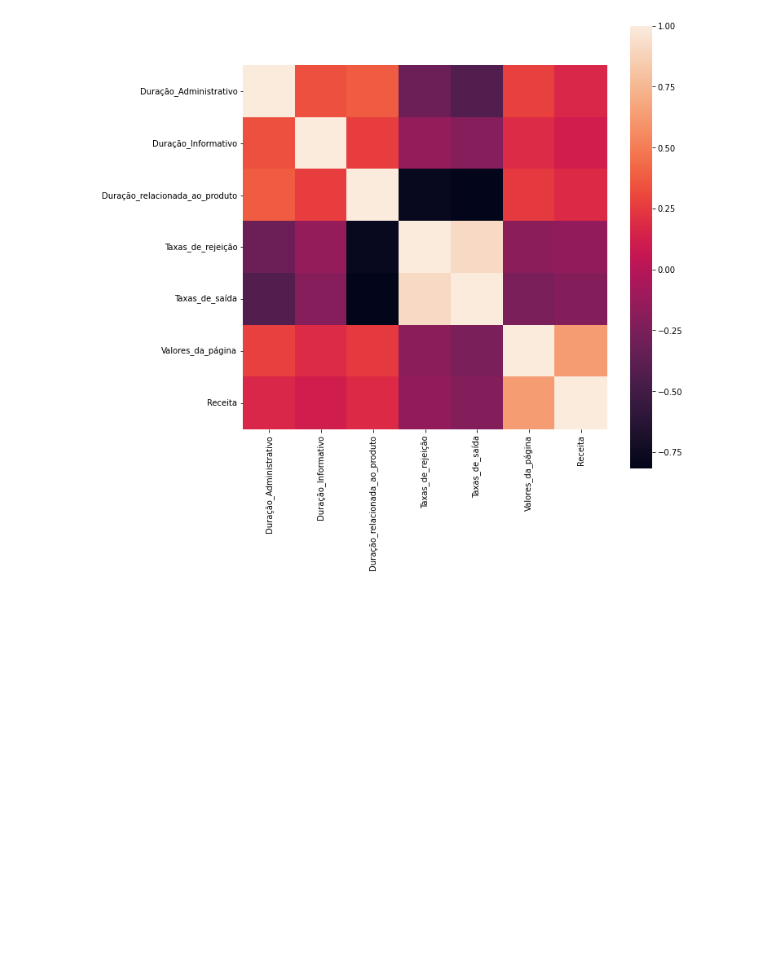
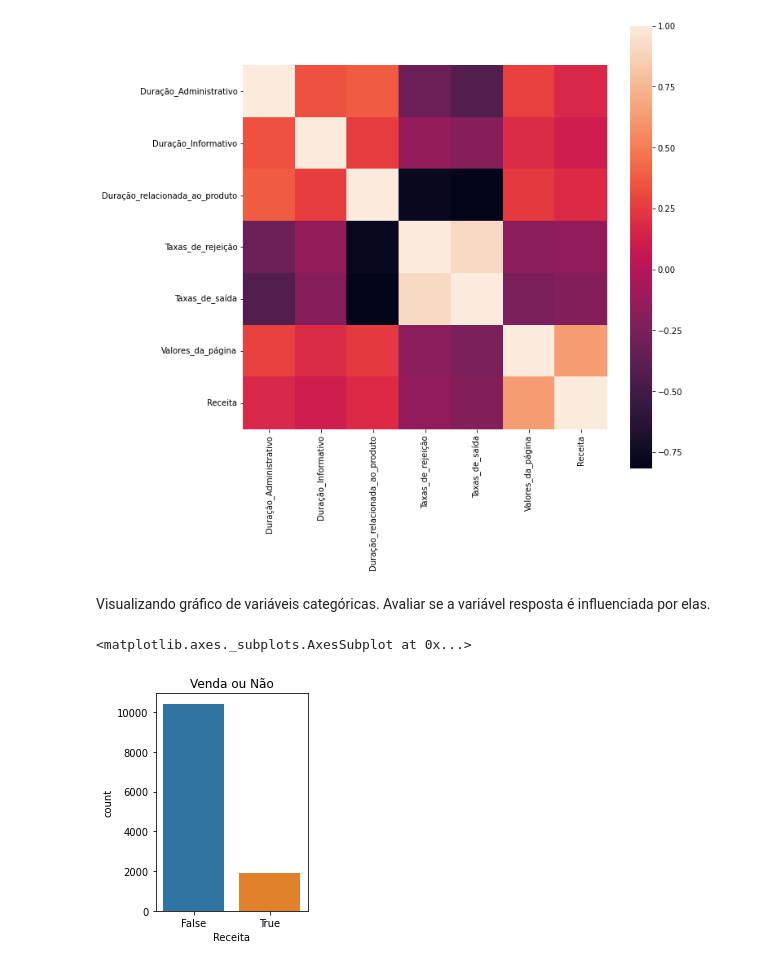
Before and after one commit to JulianaRamos2021/Previsao_compras, a Jupyter notebook: Previsão_de_compras_Ecommerce.ipynb, the cells around one changed output. Cells and saved outputs as stored; diff of their text form; code cells hidden in the pictures; blank space fills up the shorter version.

```diff
--- a/Previsão_de_compras_Ecommerce.ipynb
+++ b/Previsão_de_compras_Ecommerce.ipynb
@@ -78,6 +78,12 @@ df.columns = ['Administrativo', 'Duração_Administrativo', 'Informativo',
        'Taxas_de_rejeição', 'Taxas_de_saída', 'Valores_da_página', 'Dia_especial', 'Mês',
        'Sistemas_operacionais', 'Navegador', 'Região', 'Tipo_de_tráfeco', 'Tipo_de_visitante',
        'Fim_de_semana', 'Receita']
+# %%
+df_original = df.rename(columns={'Administrative' : 'Administrativo', 'Administrative_Duration' : 'Duração_Administrativo', 'Informational' : 'Informativo',
+       'Informational_Duration' : 'Duração_Informativo', 'ProductRelated' : 'Relacionada_ao_produto', 'ProductRelated_Duration' : 'Duração_relacionada_ao_produto',
+       'BounceRates' : 'Taxas_de_rejeição', 'ExitRates' : 'Taxas_de_saída', 'PageValues' : 'Valores_da_página', 'SpecialDay' : 'Dia_especial', 'Month' : 'Mês',
+       'OperatingSystems' : 'Sistemas_operacionais', 'Browser' : 'Navegador', 'Region' : 'Região', 'TrafficType' : 'Tipo_de_tráfeco', 'VisitorType' : 'Tipo_de_visitante',
+       'Weekend' : 'Fim_de_semana', 'Revenue' : 'Receita'})
 # %%
 #Vendo resultado
 df_original.head()
@@ -293,3 +299,13 @@ sns.heatmap(df[['Duração_Administrativo',
 # %% [output]
 <matplotlib.axes._subplots.AxesSubplot at 0x...>
 [figure]
+# %% [markdown]
+Visualizando gráfico de variáveis categóricas. Avaliar se a variável resposta é influenciada por elas.
+# %%
+#Countplot venda ou não
+plt.subplot(1,2,2)
+plt.title("Venda ou Não")
+sns.countplot(df['Receita'])
+# %% [output]
+<matplotlib.axes._subplots.AxesSubplot at 0x...>
+[figure, added]
```
Also changed, not shown: parts of 1 cell of this notebook.
